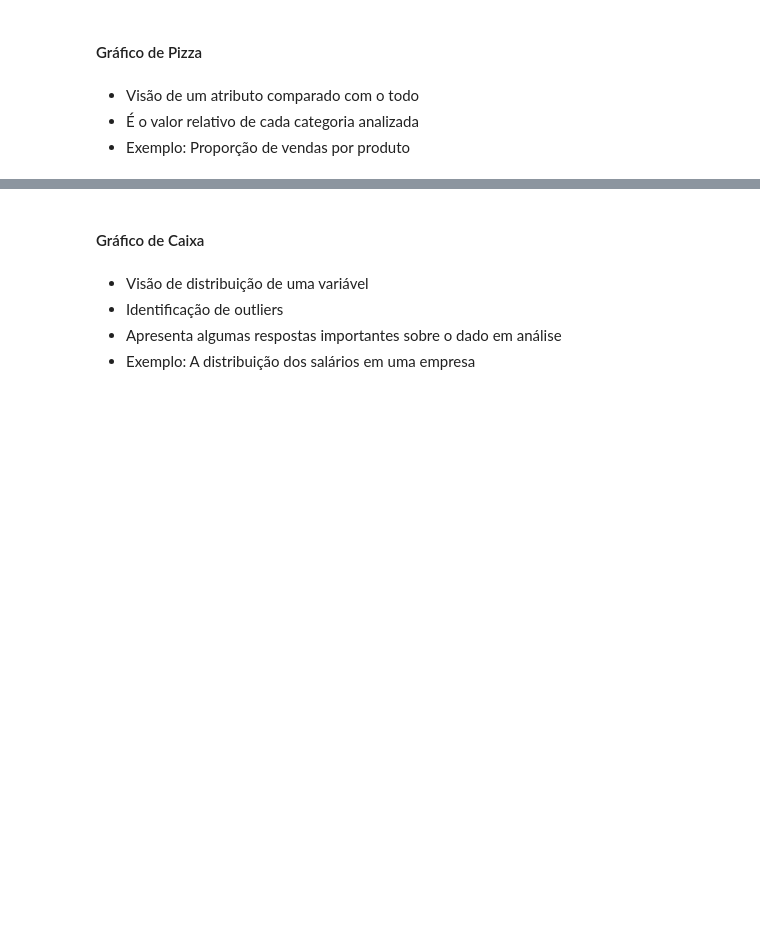
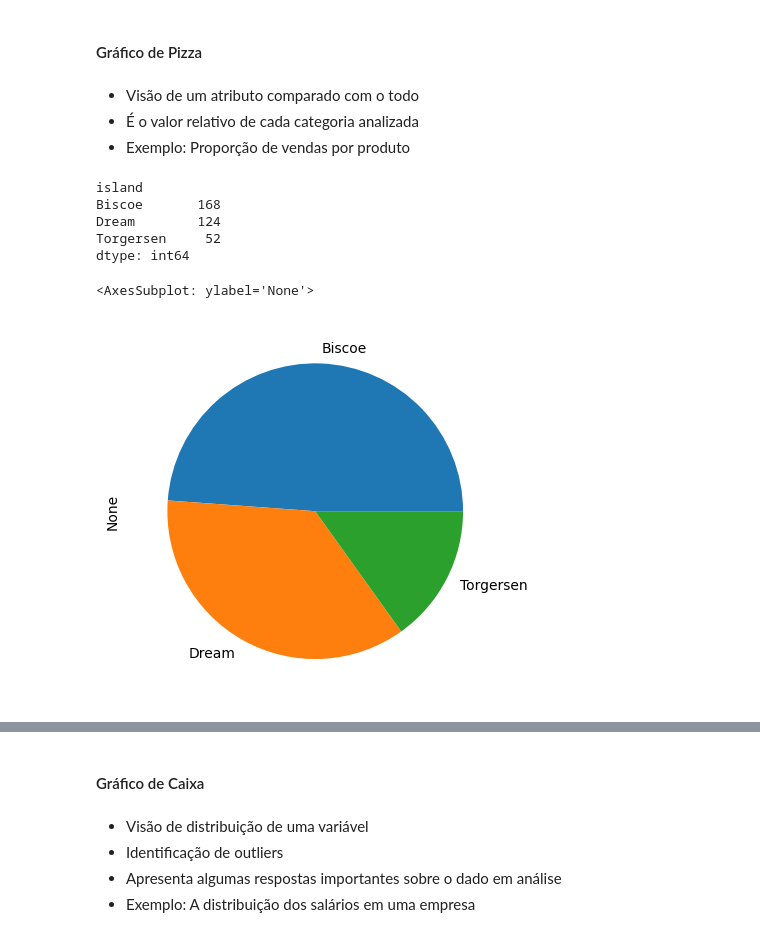
Before and after one commit to eltonflaviolima/Python_e_Dados, a Jupyter notebook: Tecnicas_de_programacao2/Aula01/Aula 1 - Gráficos com Pandas.ipynb, the cells around one changed output, grey strips where cells are left out. Cells and saved outputs as stored; diff of their text form; code cells hidden in the pictures; blank space fills up the shorter version.

```diff
--- a/Tecnicas_de_programacao2/Aula01/Aula 1 - Gráficos com Pandas.ipynb
+++ b/Tecnicas_de_programacao2/Aula01/Aula 1 - Gráficos com Pandas.ipynb
@@ -516,7 +534,18 @@ g2 = peng[peng['sex'] == 'Female'] \
 * Exemplo: Proporção de vendas por produto
 # %%
  # verificando a quantidade de pinguins por ilha
+peng.value_counts('island')
+# %% [output]
+island
+Biscoe       168
+Dream        124
+Torgersen     52
+dtype: int64
 # %%
  # visualizando a quatidade de pinguins por ilha em uma pizza
+peng.value_counts('island').plot(kind="pie")
+# %% [output]
+<AxesSubplot: ylabel='None'>
+[figure, added]
 # %%
 # agrupando os dados por ilha e sexo com quantidade de pinguins
```
Also changed, not shown: parts of 55 cells of this notebook, 4 other files.
